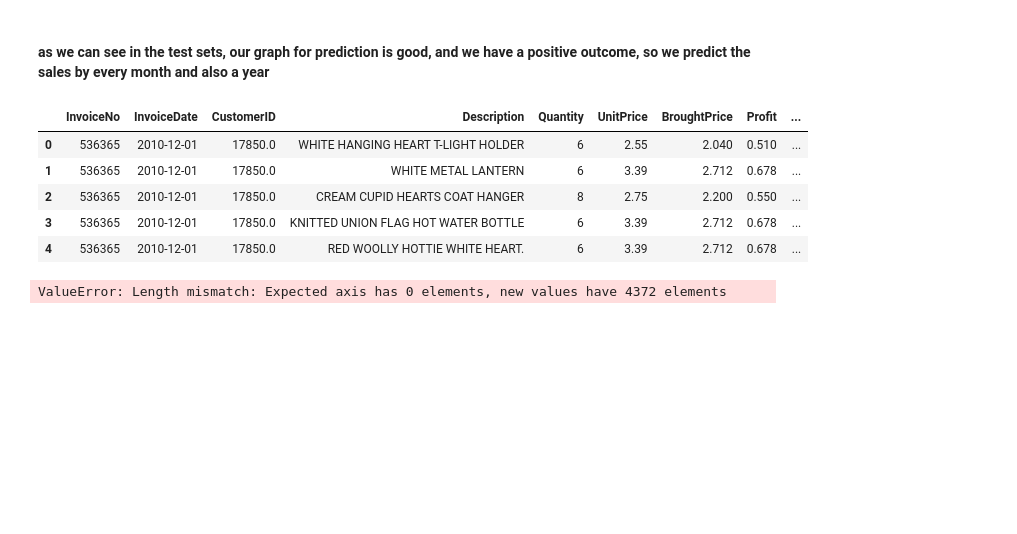
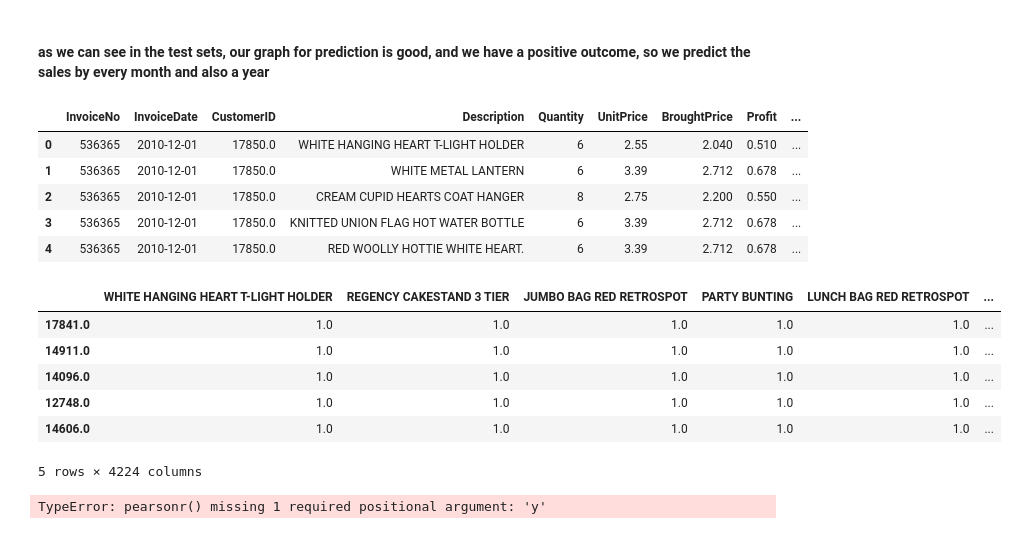
Before and after one commit to JAsanka/BUSINESS-INTELLIGENCE-SYSTEM, a Jupyter notebook: Untitled1.ipynb, the cells around one changed output. Cells and saved outputs as stored; diff of their text form; code cells hidden in the pictures; blank space fills up the shorter version.

```diff
--- a/Untitled1.ipynb
+++ b/Untitled1.ipynb
@@ -212,5 +208,16 @@ pcc.column = cols
-# %%
-#pcc.index = prod_prof["CustomerID"].value_counts()
-pcc.index = prod_prof["CustomerID"].value_counts().index
-# %% [output]
-ValueError: Length mismatch: Expected axis has 0 elements, new values have 4372 elements
+# %%
+corr = pd.read_csv("datasets//correlation.csv", index_col=0)
+corr.head()
+# %% [output]
+|  | WHITE HANGING HEART T-LIGHT HOLDER | REGENCY CAKESTAND 3 TIER | JUMBO BAG RED RETROSPOT | PARTY BUNTING | LUNCH BAG RED RETROSPOT | ... |
+| 17841.0 | 1.0 | 1.0 | 1.0 | 1.0 | 1.0 | ... |
+| 14911.0 | 1.0 | 1.0 | 1.0 | 1.0 | 1.0 | ... |
+| 14096.0 | 1.0 | 1.0 | 1.0 | 1.0 | 1.0 | ... |
+| 12748.0 | 1.0 | 1.0 | 1.0 | 1.0 | 1.0 | ... |
+| 14606.0 | 1.0 | 1.0 | 1.0 | 1.0 | 1.0 | ... |
+5 rows × 4224 columns
+# %%
+from scipy.stats import pearsonr
+pearsonr(corr)
+# %% [output]
+TypeError: pearsonr() missing 1 required positional argument: 'y'
```
Also changed, not shown: parts of 11 cells of this notebook.
